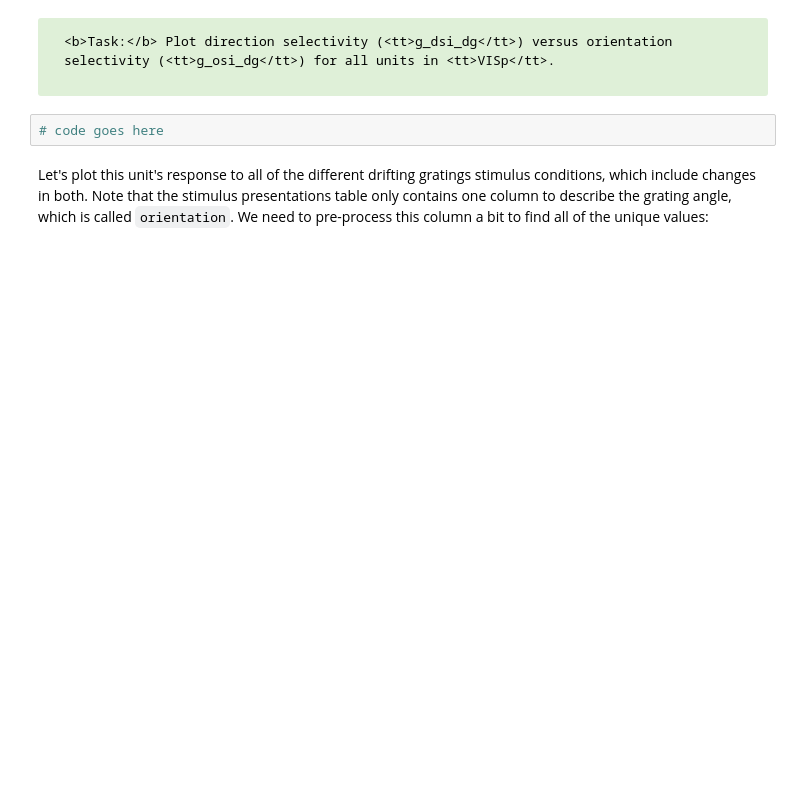
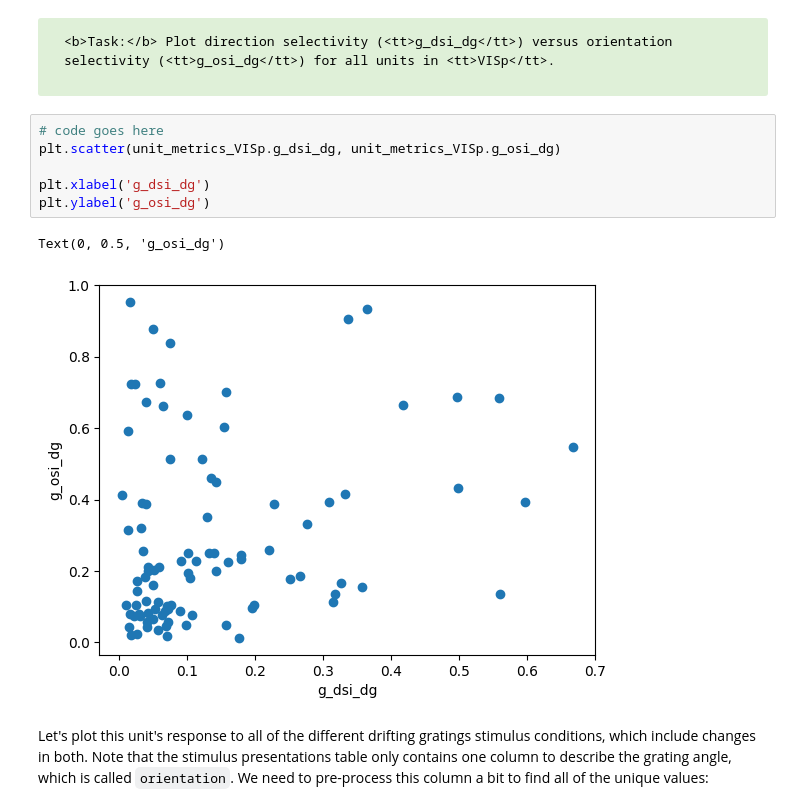
Before and after one commit to ecresp1el/swb_2023_ec_problemsworkshop, a Jupyter notebook: code/Day 2 - Tutorial 1.ipynb, the cells around one changed output. Cells and saved outputs as stored; diff of their text form; blank space fills up the shorter version.

```diff
--- a/code/Day 2 - Tutorial 1.ipynb
+++ b/code/Day 2 - Tutorial 1.ipynb
@@ -416,8 +520,15 @@ unit_metrics_VISp.loc[unit_id].g_dsi_dg
 
     <b>Task:</b> Plot direction selectivity (<tt>g_dsi_dg</tt>) versus orientation selectivity (<tt>g_osi_dg</tt>) for all units in <tt>VISp</tt>.
 </div>
-# %%
-# code goes here
+# %%
+# code goes here
+plt.scatter(unit_metrics_VISp.g_dsi_dg, unit_metrics_VISp.g_osi_dg)
+
+plt.xlabel('g_dsi_dg')
+plt.ylabel('g_osi_dg')
+# %% [output]
+Text(0, 0.5, 'g_osi_dg')
+[figure, added]
 # %% [markdown]
 Let's plot this unit's response to all of the different drifting gratings stimulus conditions, which include changes in both. Note that the stimulus presentations table only contains one column to describe the grating angle, which is called `orientation`. We need to pre-process this column a bit to find all of the unique values:
 # %%
```
Also changed, not shown: parts of 27 cells of this notebook.
